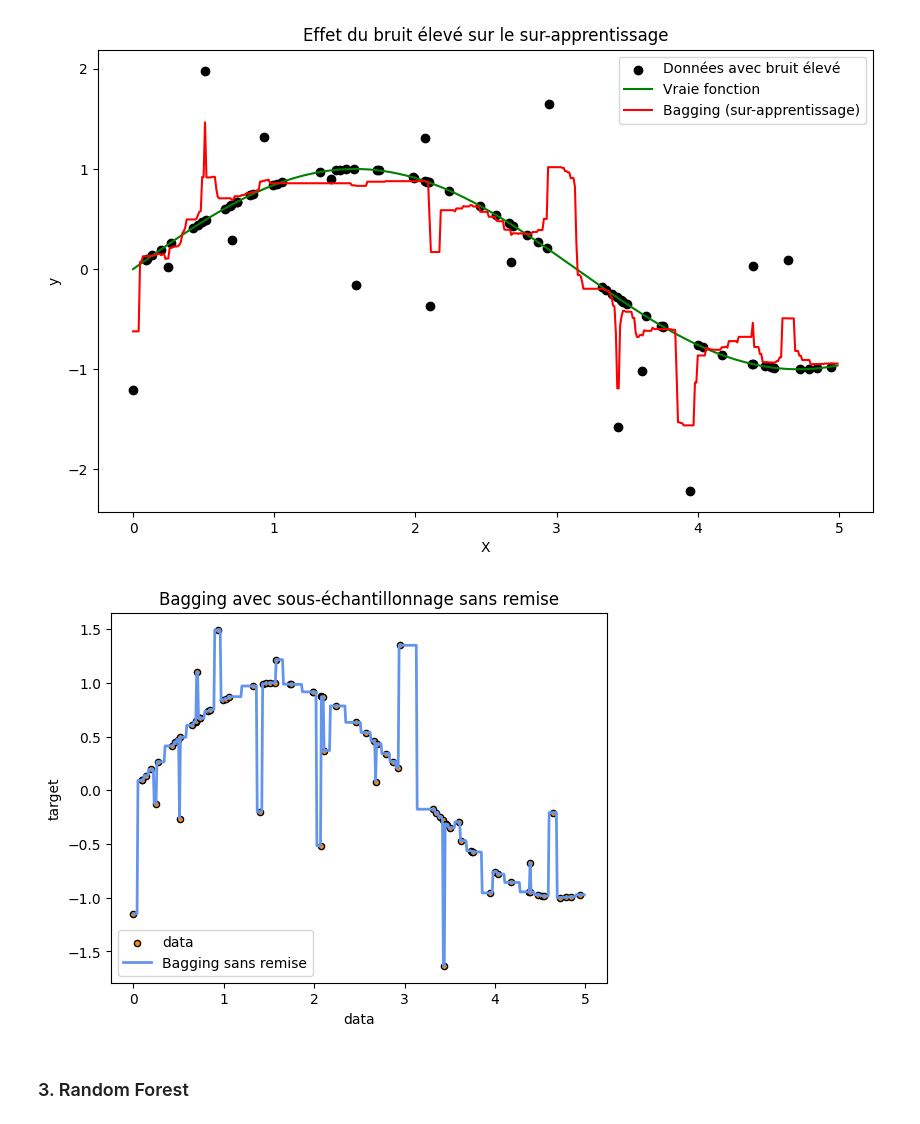
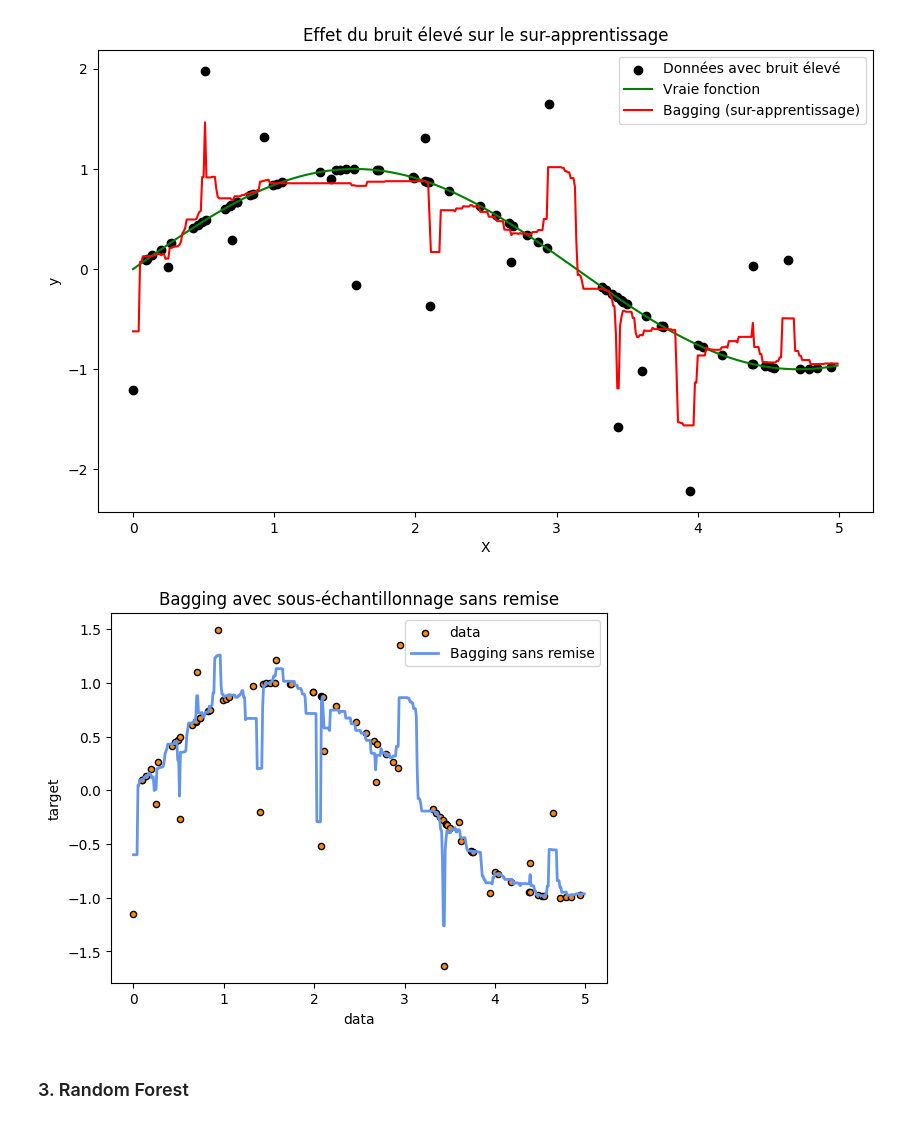
Before and after one commit to mbathe/tp_emsemble_learning, a Jupyter notebook: Mbathe_Paul_Practice_Lidao..ipynb, the cells around one changed output. Saved outputs shown, nothing was run; the diff lists cells and outputs as text; code cells hidden in the pictures.

```diff
--- a/nom_prenom.ipynb
+++ b/Mbathe_Paul_Practice_Lidao..ipynb
@@ -186,36 +181,38 @@ from sklearn.tree import DecisionTreeRegressor
 import numpy as np
 import matplotlib.pyplot as plt
 
 # Créer un jeu de données aléatoire
 rng = np.random.RandomState(1)
 X = np.sort(5 * rng.rand(80, 1), axis=0)
 y = np.sin(X).ravel()
 y[::5] += 3 * (0.5 - rng.rand(16))  # Ajouter du bruit
 
 # Bagging avec sous-échantillonnage sans remise
 base_estimator = DecisionTreeRegressor(max_depth=10)
 bagging = BaggingRegressor(
     base_estimator,
     n_estimators=50,
-    bootstrap=False,  # Désactiver le bootstrap (sous-échantillonnage sans remise)
+    # Désactiver le bootstrap (sous-échantillonnage sans remise)
+    # bootstrap=False,
     random_state=1
 )
 bagging.fit(X, y)
 
 # Prédictions
 X_test = np.arange(0.0, 5.0, 0.01)[:, np.newaxis]
 y_pred = bagging.predict(X_test)
 
 # Tracer les résultats
 plt.scatter(X, y, s=20, edgecolor="black", c="darkorange", label="data")
-plt.plot(X_test, y_pred, color="cornflowerblue", label="Bagging sans remise", linewidth=2)
+plt.plot(X_test, y_pred, color="cornflowerblue",
+         label="Bagging sans remise", linewidth=2)
 plt.xlabel("data")
 plt.ylabel("target")
 plt.title("Bagging avec sous-échantillonnage sans remise")
 plt.legend()
 plt.show()
 # %% [output]
-[figure, old version]
+[figure, new version]
 # %% [markdown]
 ### 3. Random Forest
 # %% [markdown]
```
Also changed, not shown: parts of 28 cells of this notebook.
